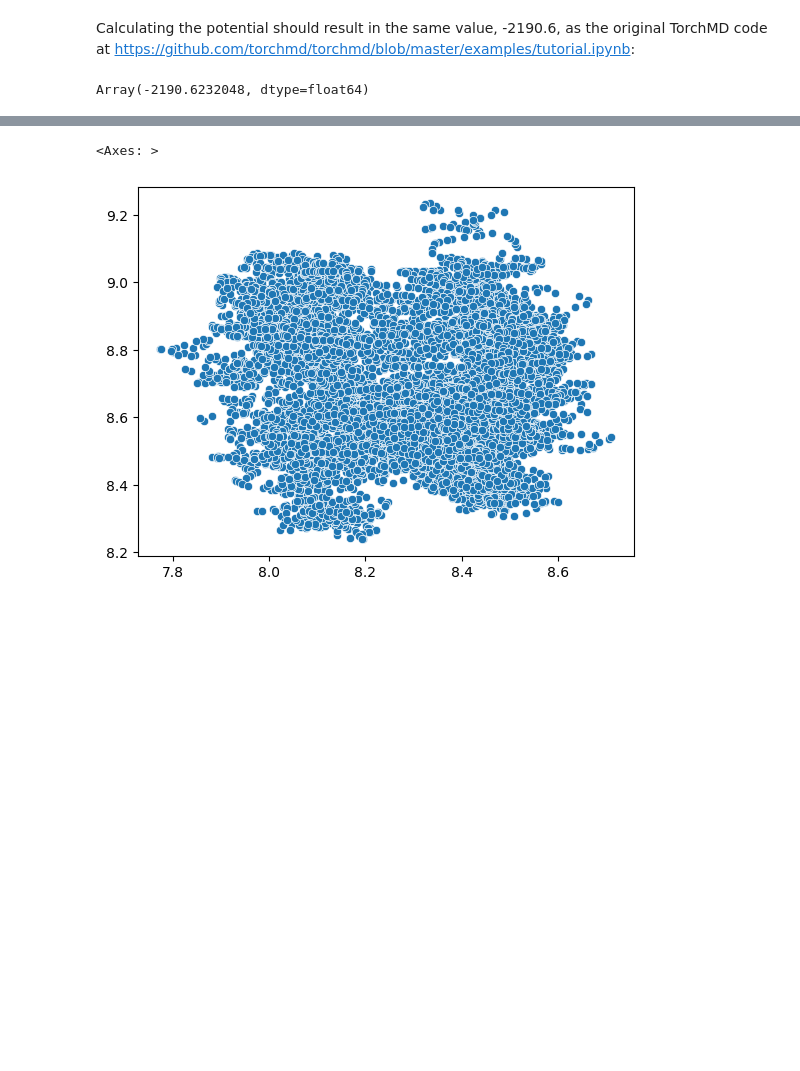
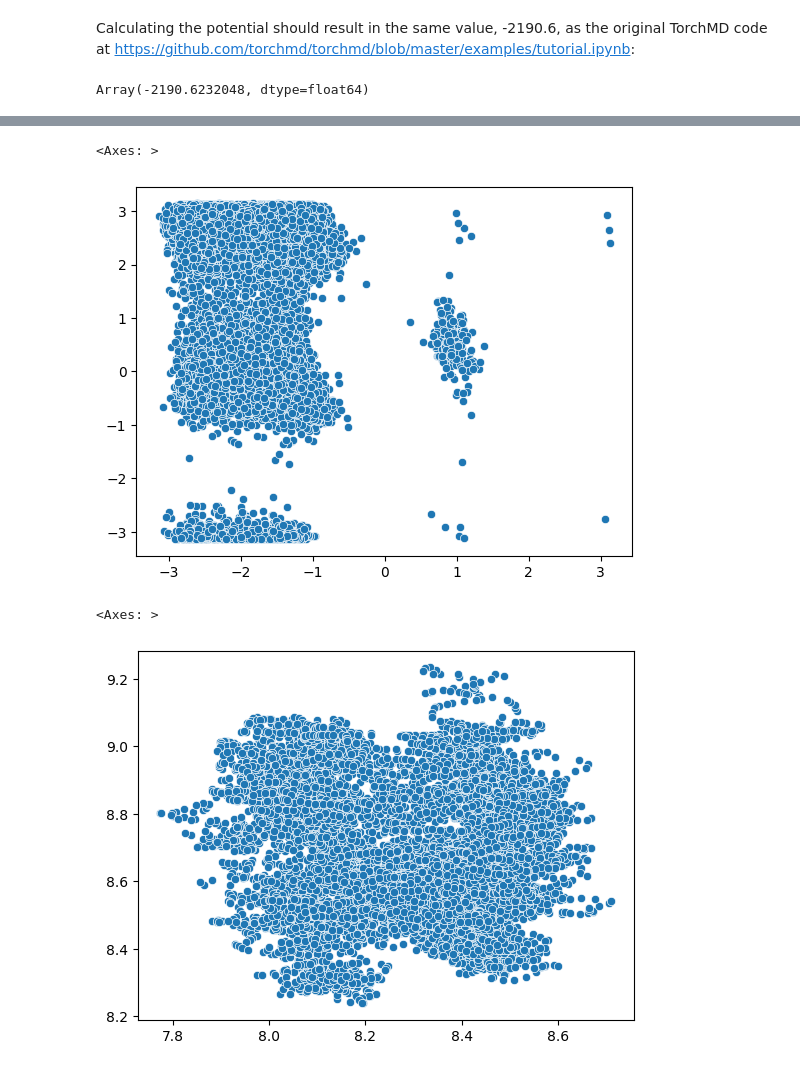
Before and after one commit to reubenharry/jax-md, a Jupyter notebook: notebooks/ad_mclmc.ipynb, the cells around one changed output, grey strips where cells are left out. Drawn from its saved outputs; the diff is of its cells as text; code cells hidden in the pictures; blank space fills up the shorter version.

```diff
--- a/notebooks/ad_mclmc.ipynb
+++ b/notebooks/ad_mclmc.ipynb
@@ -151,3 +164,8 @@ rama_plot([nnp.reshape(s, (1,2269,3)) for s in traj.xyz[::10, :, :]])
+# %%
+sns.scatterplot(x = angles[::1, 0], y = angles[::1, 1])
+# %% [output]
+<Axes: >
+[figure, added]
 # %%
 import seaborn as sns
 samples
```
Also changed, not shown: parts of 21 cells of this notebook.
